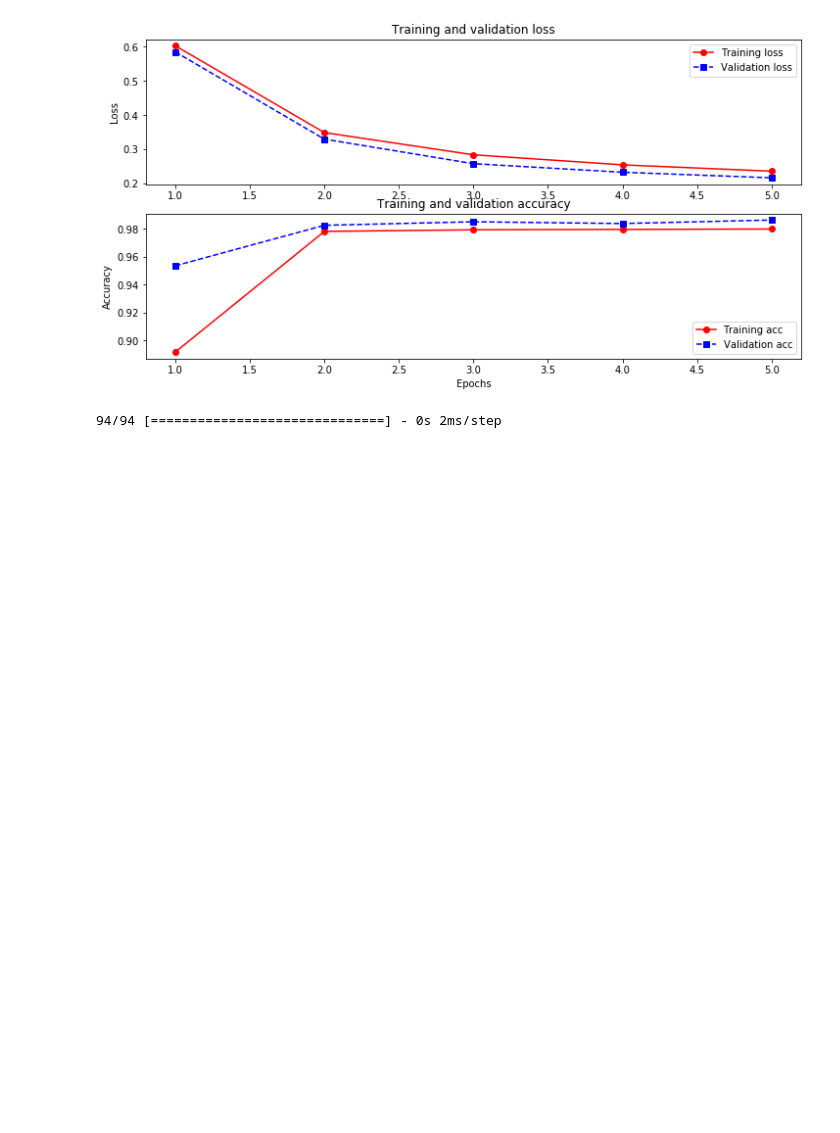
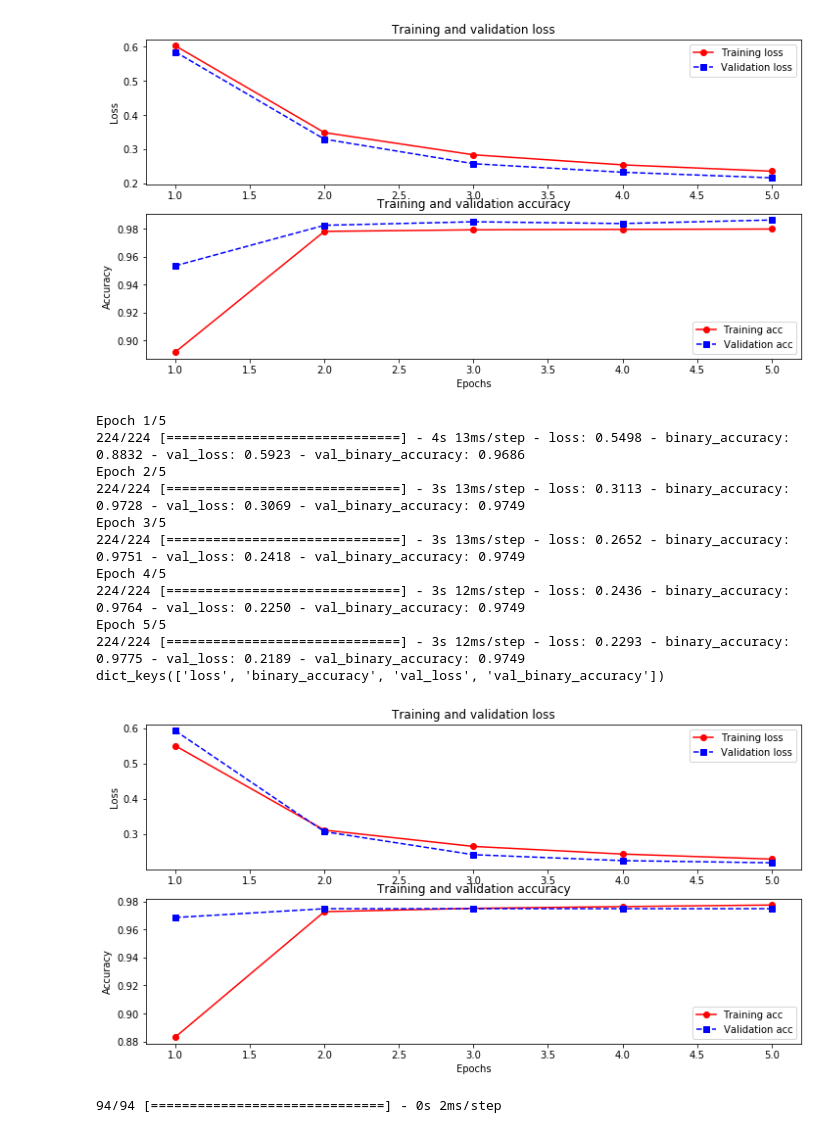
Before and after one commit to lumeilevel/StockValuePrediction, a Jupyter notebook: tfcm.ipynb, the cells around one changed output. Saved outputs shown, nothing was run; the diff lists cells and outputs as text; code cells hidden in the pictures; blank space fills up the shorter version.

```diff
--- a/tfcm.ipynb
+++ b/tfcm.ipynb
@@ -201,6 +202,7 @@ maxlen
 # %% [output]
 64
 # %%
-test_ds = tf.keras.preprocessing.sequence.pad_sequences(test_data, maxlen=maxlen, padding='post', value=0.5, dtype='float32')
+pad_value = 0.49
+test_ds = tf.keras.preprocessing.sequence.pad_sequences(test_data, maxlen=maxlen, padding='post', value=pad_value, dtype='float32')
 test_ds
 # %% [output]
@@ -220,6 +222,6 @@ array([[1.        , 1.        , 0.6666667 , ..., 0.5       , 0.5       ,
 # %%
-train_data = tf.keras.preprocessing.sequence.pad_sequences(train_data, maxlen=maxlen, padding='post', value=0.5, dtype='float32')
-valid_data = tf.keras.preprocessing.sequence.pad_sequences(valid_data, maxlen=maxlen, padding='post', value=0.5, dtype='float32')
+train_data = tf.keras.preprocessing.sequence.pad_sequences(train_data, maxlen=maxlen, padding='post', value=pad_value, dtype='float32')
+valid_data = tf.keras.preprocessing.sequence.pad_sequences(valid_data, maxlen=maxlen, padding='post', value=pad_value, dtype='float32')
 train_data.shape, train_label.shape, valid_data.shape, valid_label.shape
 # %% [output]
 ((7158, 64), (7158,), (796, 64), (796,))
@@ -337,6 +339,23 @@ plot_history(history.history)
 # %% [output]
 dict_keys(['loss', 'binary_accuracy', 'val_loss', 'val_binary_accuracy'])
 [figure]
+# %%
+classifier.compile(optimizer=optimizer, loss=loss, metrics=metrics)
+history = classifier.fit(train_ds, validation_data=valid_ds, epochs=epochs, callbacks=[callbacks])
+plot_history(history.history)
+# %% [output]
+Epoch 1/5
+224/224 [==============================] - 4s 13ms/step - loss: 0.5498 - binary_accuracy: 0.8832 - val_loss: 0.5923 - val_binary_accuracy: 0.9686
+Epoch 2/5
+224/224 [==============================] - 3s 13ms/step - loss: 0.3113 - binary_accuracy: 0.9728 - val_loss: 0.3069 - val_binary_accuracy: 0.9749
+Epoch 3/5
+224/224 [==============================] - 3s 13ms/step - loss: 0.2652 - binary_accuracy: 0.9751 - val_loss: 0.2418 - val_binary_accuracy: 0.9749
+Epoch 4/5
+224/224 [==============================] - 3s 12ms/step - loss: 0.2436 - binary_accuracy: 0.9764 - val_loss: 0.2250 - val_binary_accuracy: 0.9749
+Epoch 5/5
+224/224 [==============================] - 3s 12ms/step - loss: 0.2293 - binary_accuracy: 0.9775 - val_loss: 0.2189 - val_binary_accuracy: 0.9749
+dict_keys(['loss', 'binary_accuracy', 'val_loss', 'val_binary_accuracy'])
+[figure, added]
 # %%
 from utils.prediction import predict
 
```
Also changed, not shown: parts of 10 cells of this notebook, 3 other files.
